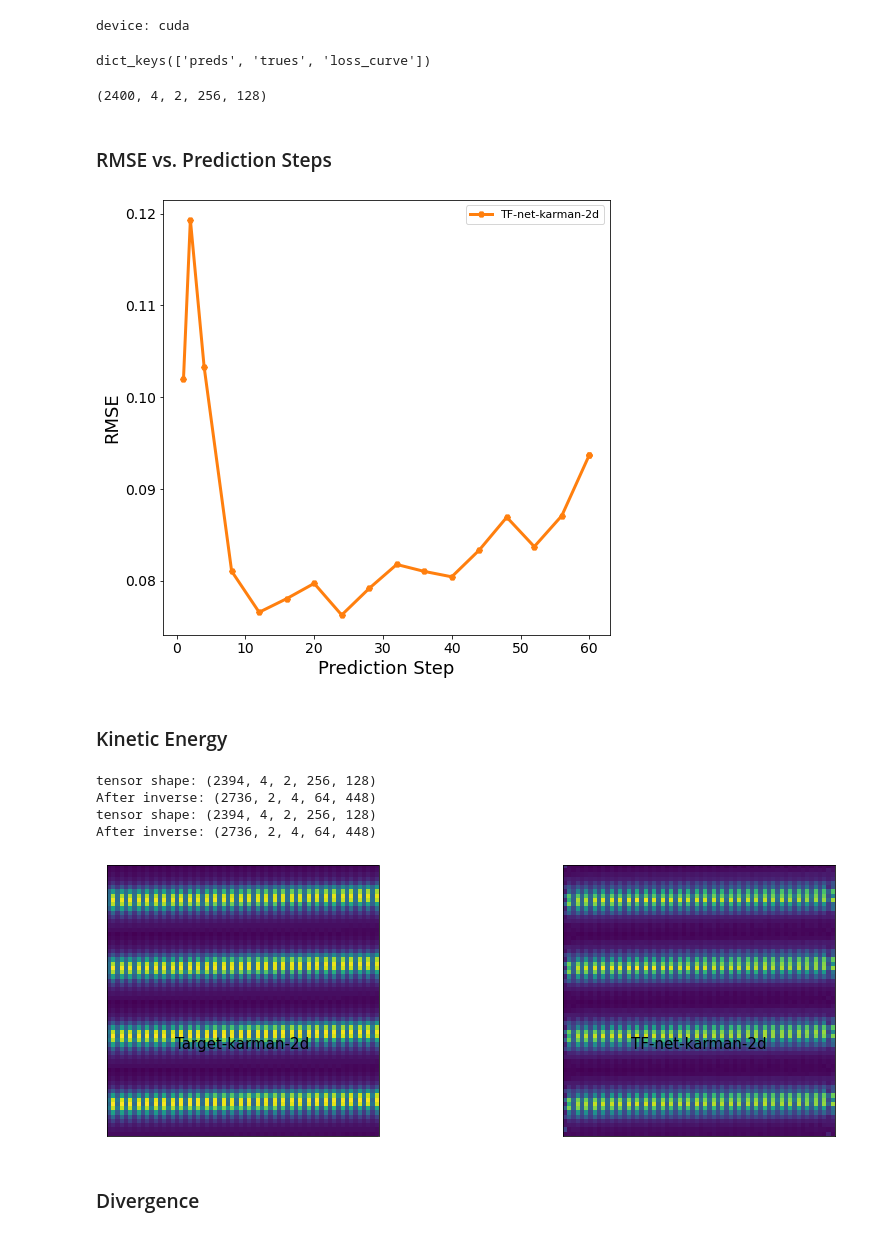
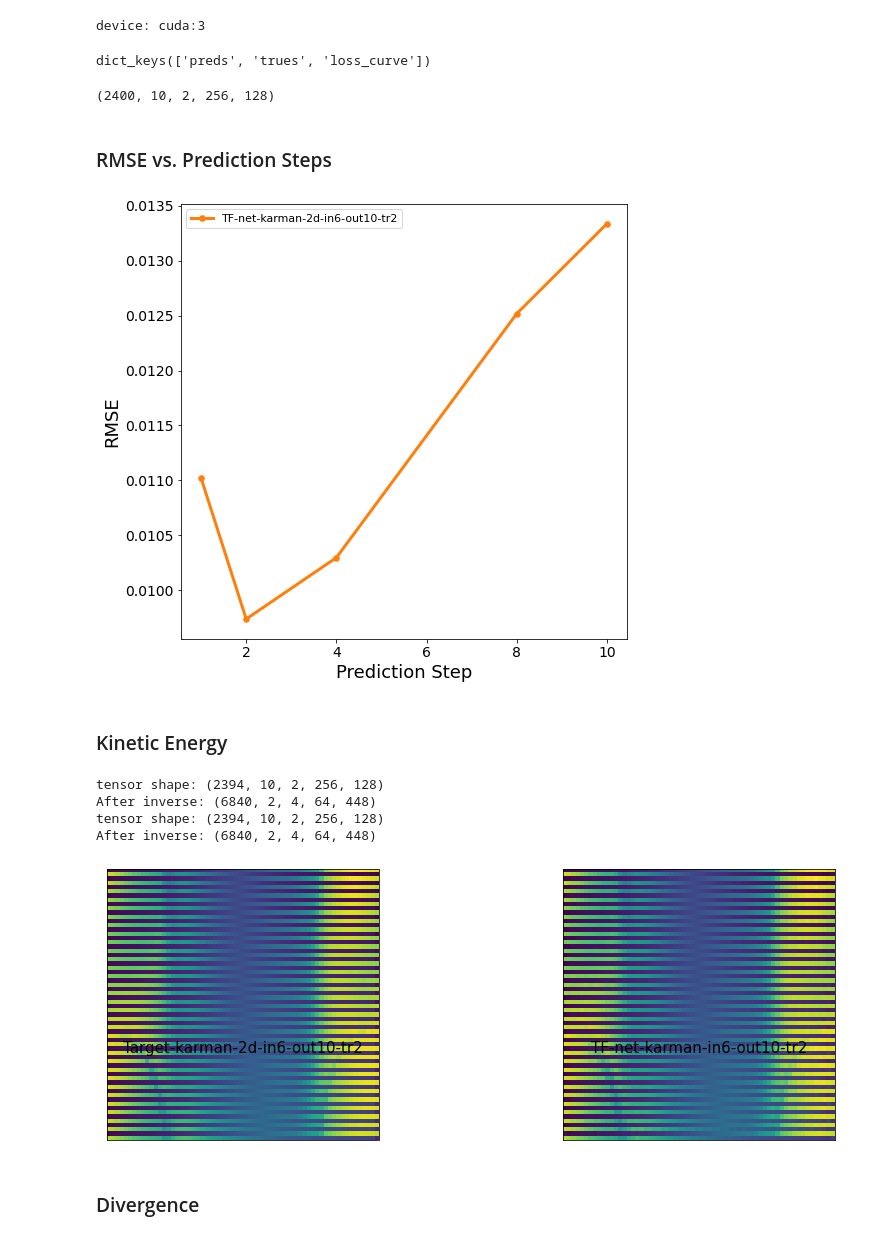
Before and after one commit to tailintalent/Turbulent-Flow-Nets, a Jupyter notebook: Evaluation/Evaluation_karman_2d.ipynb, the cells around one changed output. Cells and saved outputs as stored; diff of their text form; code cells hidden in the pictures.

```diff
--- a/Evaluation/Evaluation_karman_2d.ipynb
+++ b/Evaluation/Evaluation_karman_2d.ipynb
@@ -25,12 +25,19 @@ device = torch.device("cuda" if torch.cuda.is_available() else "cpu")
 # tf = torch.load("Results/Results_64/TF.pt")
 # tf_con = torch.load("Results/Results_64/TF_con.pt")
 
-# These experiments were all run on UNNORMALIZED images
-results = torch.load("../../tf_net_results/karman_2d_results_init.pt")
+# These experiments were all run where labels were permuted but FEATURES were not
+# results = torch.load("../../tf_net_results/karman_2d_results_init.pt")
+# results1 = torch.load("../../tf_net_results/karman_2d_input_6_output_10_results.pt")
+# in_6_out_4 = torch.load("../../tf_net_results/karman_2d_input_6_output_4_permute_time_range_1_results.pt")
+# int_6_out_10 = torch.load('../../tf_net_results/karman_2d_input_6_output_10_permute_time_range_2_results.pt')
+# in_10_out_10 = torch.load("../../tf_net_results/karman_2d_input_10_output_10_permute_time_range_1_results.pt")
+
+# Properly permuted features and labels
+results = torch.load('../../tf_net_results/karman_2d_input_6_output_10_permute_time_range_2_results.pt')
 print(f'device: {device}')
 results.keys()
 # %% [output]
-device: cuda
+device: cuda:3
 dict_keys(['preds', 'trues', 'loss_curve'])
 # %%
 colors = ["k", "tab:orange", "tab:blue", "tab:red", "tab:green", "tab:purple", "tab:brown", "tab:grey", "tab:pink", "tab:orange"]
@@ -44,25 +51,30 @@ stds = 4522.7046
 preds = [results["trues"], results["preds"]]
 print(preds[0].shape)
 # %% [output]
-(2400, 4, 2, 256, 128)
+(2400, 10, 2, 256, 128)
 # %% [markdown]
 ### RMSE vs. Prediction Steps
 # %%
 fig=plt.figure(figsize=(8, 8))
-idx = np.array([0,1] + list(range(3,60,4))+[59])
-#idx = np.array([0,1] + list(range(3,40,4))+[39])
+#idx = np.array([0,1] + list(range(3,60,4))+[59])
+idx = np.array([0,1] + list(range(3,10,4))+[9])
 # plt.plot(idx+1, tf_con['loss_curve'][idx]*stds, label = "Con TF-net", marker=markers[1], linewidth = 1.5, color = colors[1])
-plt.plot(idx+1,  results['loss_curve'][idx], label = "TF-net-karman-2d", marker=markers[1], linewidth = 3, color = colors[1])
+plt.plot(idx+1, results['loss_curve'][idx], label = "TF-net-karman-2d-in6-out10-tr2", marker=markers[1], linewidth = 3, color = colors[1])
+# plt.plot(idx+1, results1['loss_curve'][idx], label = "TF-net-karman-2d1", marker=markers[1], linewidth = 3, color = colors[2])
+# plt.plot(idx+1, in_6_out_4['loss_curve'][idx], label = "TF-net-karman-in6-out4", marker=markers[0], linewidth = 3, color = colors[0])
+# plt.plot(idx+1, int_6_out_10['loss_curve'][idx], label = "TF-net-karman-in6-out10", marker=markers[1], linewidth = 3, color = colors[1])
+# plt.plot(idx+1, in_10_out_10['loss_curve'][idx], label = "TF-net-karman-in10-out10", marker=markers[2], linewidth = 3, color = colors[2])
+
 
 plt.ylabel("RMSE", size = 18)
 plt.xlabel("Prediction Step", size = 18)
 plt.legend(fontsize=11)
 plt.xticks(fontsize=14)
 plt.yticks(fontsize=14)
 #plt.savefig("rmse_horizon.png", dpi = 400, bbox_inches = 'tight')
 plt.show()
 # %% [output]
-[figure, old version]
+[figure, new version]
 # %% [markdown]
 ### Kinetic Energy
 # %%
@@ -119,7 +131,7 @@ def TKE_mean(tensor):
 preds = [results["trues"][:2394], results["preds"][:2394]]
 tkes = [TKE_mean(preds[i]) for i in range(2)]
 # title = ["Target","Con TF-net", "TF-net", "U_net",  "GAN",  "ResNet", "ConvLSTM",  "SST",  "DHPM"]
-title = ["Target-karman-2d", "TF-net-karman-2d"]
+title = ["Target-karman-2d-in6-out10-tr2", "TF-net-karman-in6-out10-tr2"]
 fig=plt.figure(figsize=(15, 5))
 columns = 2
 rows = 1
@@ -134,11 +146,11 @@ for i in range(columns):
 plt.savefig("Karman 2D Kinetic Energy.png", dpi = 400,bbox_inches = 'tight')
 plt.show()
 # %% [output]
-tensor shape: (2394, 4, 2, 256, 128)
-After inverse: (2736, 2, 4, 64, 448)
-tensor shape: (2394, 4, 2, 256, 128)
-After inverse: (2736, 2, 4, 64, 448)
+tensor shape: (2394, 10, 2, 256, 128)
+After inverse: (6840, 2, 4, 64, 448)
+tensor shape: (2394, 10, 2, 256, 128)
+After inverse: (6840, 2, 4, 64, 448)
-[figure, old version]
+[figure, new version]
 # %% [markdown]
 ### Divergence
 # %%
```
Also changed, not shown: parts of 6 cells of this notebook, 2 other files.
